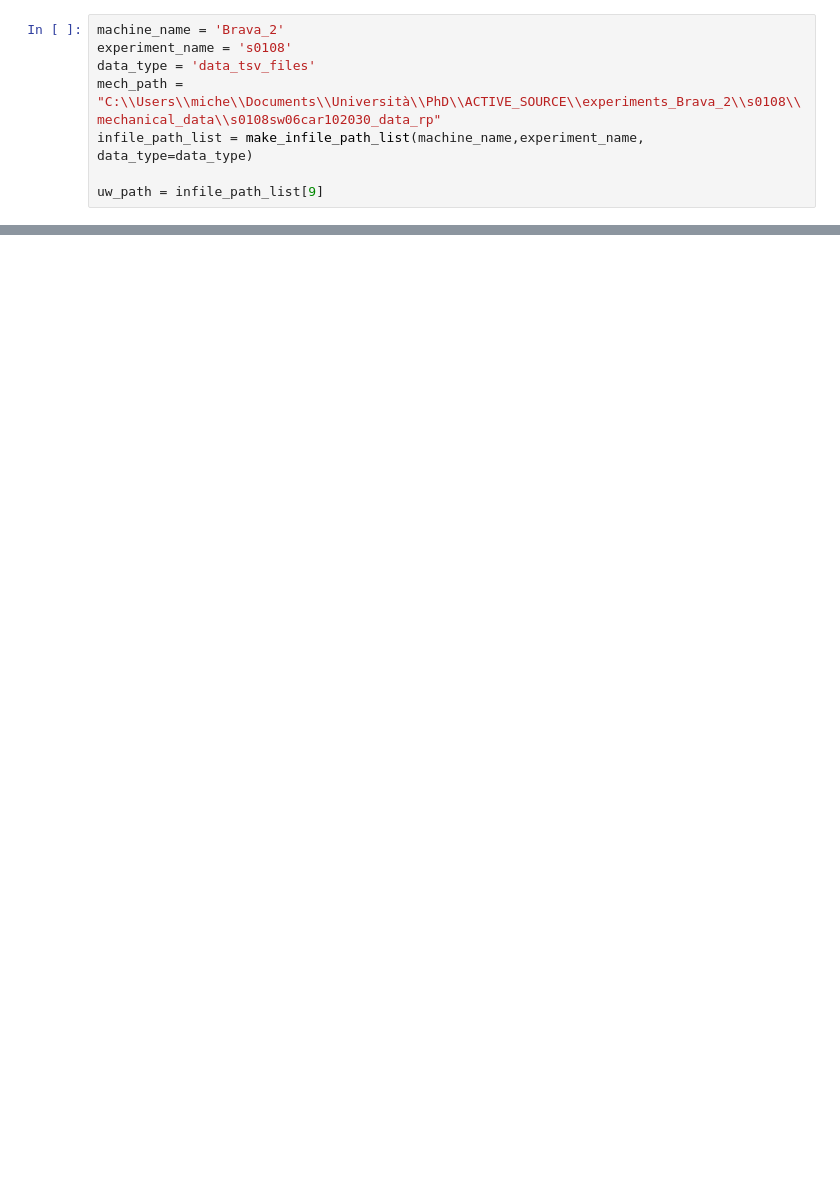
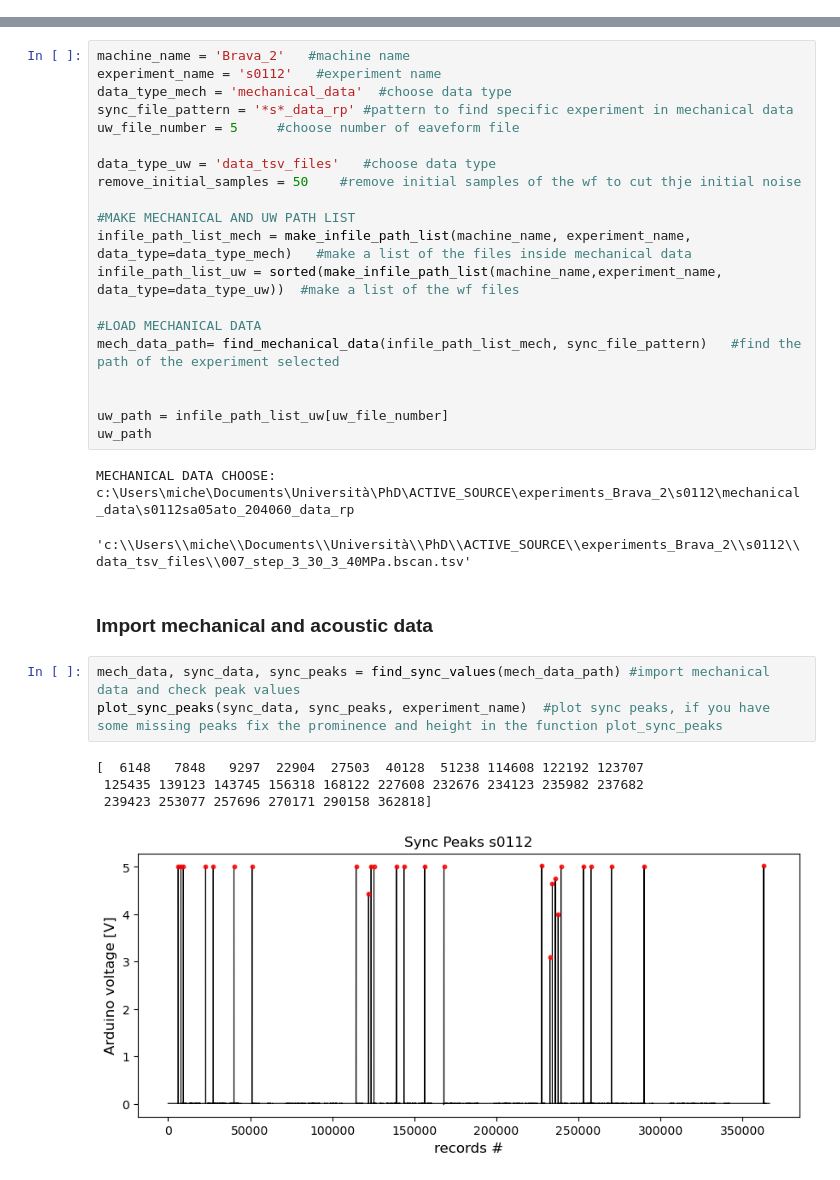
Before and after one commit to Bic10/lab_UW, a Jupyter notebook: plot_mech_on_uw.ipynb, the cells around one changed output, grey strips where cells are left out. Saved outputs shown, nothing was run; the diff lists cells and outputs as text; blank space fills up the shorter version.

```diff
--- a/plot_mech_on_uw.ipynb
+++ b/plot_mech_on_uw.ipynb
@@ -7,8 +7,0 @@ from scipy.signal import find_peaks
-# %%
-machine_name = 'Brava_2'
-experiment_name = 's0108'
-data_type = 'data_tsv_files'
-mech_path = "C:\\Users\\miche\\Documents\\Università\\PhD\\ACTIVE_SOURCE\\experiments_Brava_2\\s0108\\mechanical_data\\s0108sw06car102030_data_rp"
-infile_path_list = make_infile_path_list(machine_name,experiment_name, data_type=data_type)
-
-uw_path = infile_path_list[9]
@@ -16,0 +83,33 @@ data, metadata = make_UW_data(uw_path)
+# %%
+machine_name = 'Brava_2'   #machine name
+experiment_name = 's0112'   #experiment name
+data_type_mech = 'mechanical_data'  #choose data type
+sync_file_pattern = '*s*_data_rp' #pattern to find specific experiment in mechanical data
+uw_file_number = 5     #choose number of eaveform file
+
+data_type_uw = 'data_tsv_files'   #choose data type
+remove_initial_samples = 50    #remove initial samples of the wf to cut thje initial noise
+
+#MAKE MECHANICAL AND UW PATH LIST
+infile_path_list_mech = make_infile_path_list(machine_name, experiment_name, data_type=data_type_mech)   #make a list of the files inside mechanical data
+infile_path_list_uw = sorted(make_infile_path_list(machine_name,experiment_name, data_type=data_type_uw))  #make a list of the wf files
+
+#LOAD MECHANICAL DATA
+mech_data_path= find_mechanical_data(infile_path_list_mech, sync_file_pattern)   #find the path of the experiment selected
+
+
+uw_path = infile_path_list_uw[uw_file_number]
+uw_path
+# %% [output]
+MECHANICAL DATA CHOOSE: c:\Users\miche\Documents\Università\PhD\ACTIVE_SOURCE\experiments_Brava_2\s0112\mechanical_data\s0112sa05ato_204060_data_rp
+'c:\\Users\\miche\\Documents\\Università\\PhD\\ACTIVE_SOURCE\\experiments_Brava_2\\s0112\\data_tsv_files\\007_step_3_30_3_40MPa.bscan.tsv'
+# %% [markdown]
+### Import mechanical and acoustic data ###
+# %%
+mech_data, sync_data, sync_peaks = find_sync_values(mech_data_path) #import mechanical data and check peak values
+plot_sync_peaks(sync_data, sync_peaks, experiment_name)  #plot sync peaks, if you have some missing peaks fix the prominence and height in the function plot_sync_peaks
+# %% [output]
+[  6148   7848   9297  22904  27503  40128  51238 114608 122192 123707
+ 125435 139123 143745 156318 168122 227608 232676 234123 235982 237682
+ 239423 253077 257696 270171 290158 362818]
+[figure, added]
```
Also changed, not shown: parts of 16 cells of this notebook, 1 other file.
